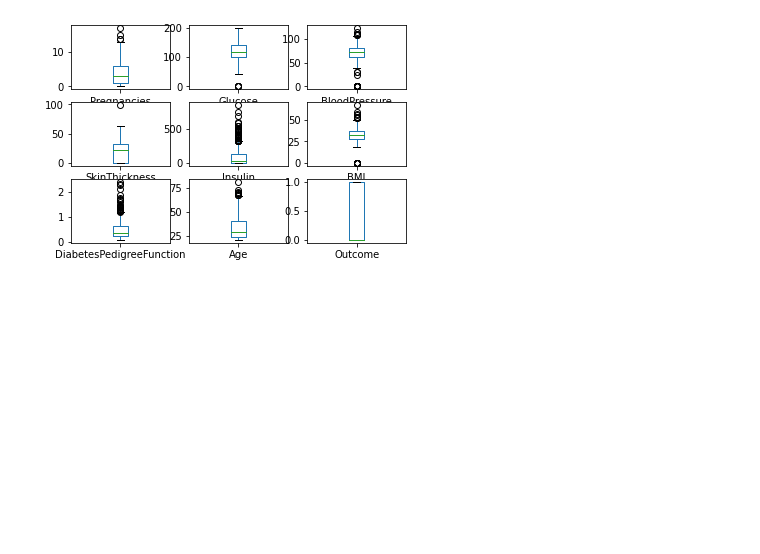
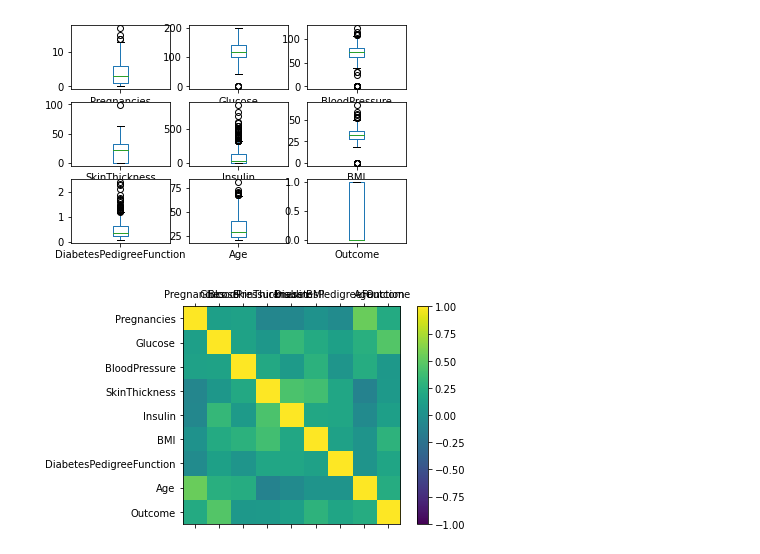
Before and after one commit to Kimxons/machine-learning-by-practice, a Jupyter notebook: visualization.ipynb, the cells around one changed output. Saved outputs shown, nothing was run; the diff lists cells and outputs as text; code cells hidden in the pictures; blank space fills up the shorter version.

Commit message:
correlation matrix plot

```diff
--- a/visualization.ipynb
+++ b/visualization.ipynb
@@ -49,0 +59,18 @@ plt.show()
+# %%
+#multivariate correlation matrix plot
+correlations = data.corr()
+# print(correlations)
+
+# plot correlation matrix
+fig = plt.figure()
+ax = fig.add_subplot(111)
+cax = ax.matshow(correlations, vmin=-1,vmax=1)
+fig.colorbar(cax)
+ticks = np.arange(0,9,1)
+ax.set_xticks(ticks)
+ax.set_yticks(ticks)
+ax.set_xticklabels(data.columns)
+ax.set_yticklabels(data.columns)
+plt.show()
+# %% [output]
+[figure, added]
```
Also changed, not shown: parts of 2 cells of this notebook.
